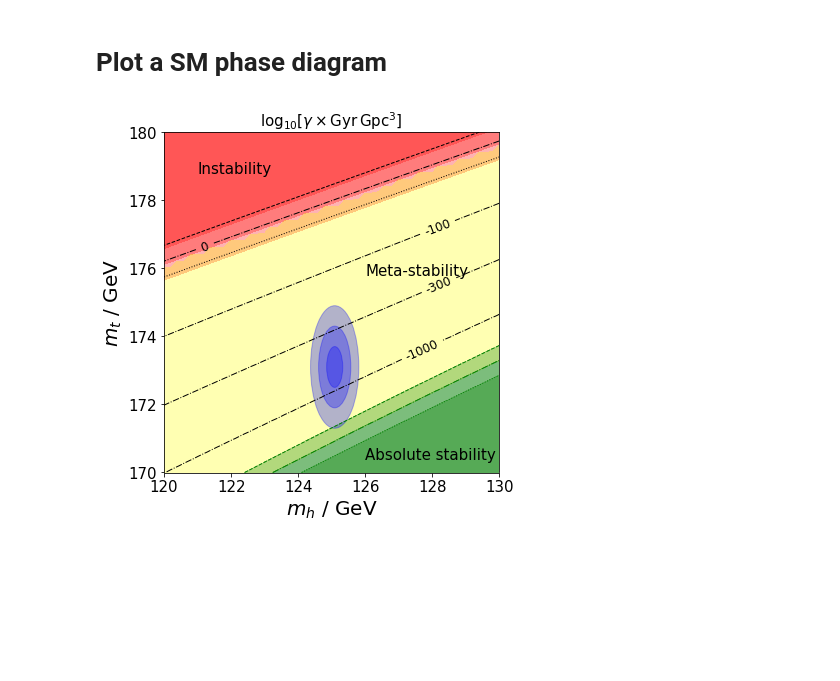
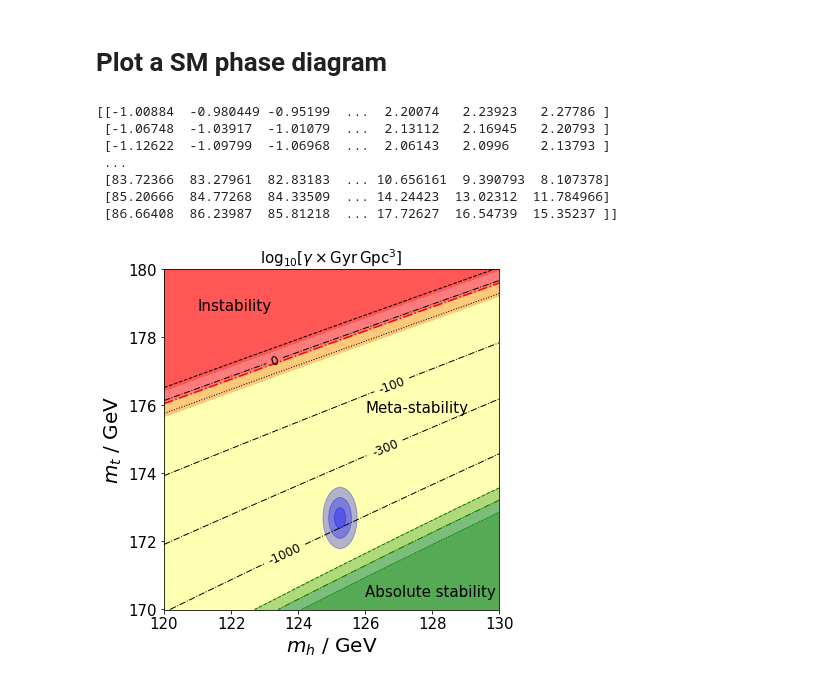
Before and after one commit to SoChigusa/ELVAS, a Jupyter notebook: src/plot/phase_diagram.ipynb, the cells around one changed output. Cells and saved outputs as stored; diff of their text form; code cells hidden in the pictures; blank space fills up the shorter version.

Commit message:
yellow contourf improved

```diff
--- a/src/plot/phase_diagram.ipynb
+++ b/src/plot/phase_diagram.ipynb
@@ -5,25 +5,25 @@ import numpy as np
 import matplotlib.pyplot as plt
 import matplotlib.patches as pat
 
+# data info
+DATE_LABEL = "2306"
+USE_ELVAS_OUTPUT = True
+MTMC = 172.69
+MTMC_ERR = 0.3
+MTPOLE = 172.5
+MTPOLE_ERR = 0.7
+MH = 125.25
+MH_ERR = 0.17
+nPts = 100
+
 # # data info
-# DATE_LABEL = "2306"
+# DATE_LABEL = "1803"
 # USE_ELVAS_OUTPUT = True
-# MTMC = 172.69
-# MTMC_ERR = 0.3
-# MTPOLE = 172.5
-# MTPOLE_ERR = 0.7
-# MH = 125.25
-# MH_ERR = 0.17
-# nPts = 100
-
-# data info
-DATE_LABEL = "1803"
-USE_ELVAS_OUTPUT = True
-MTMC = 173.1
-MTMC_ERR = 0.6
-MH = 125.09
-MH_ERR = 0.24
-nPts = 50
+# MTMC = 173.1
+# MTMC_ERR = 0.6
+# MH = 125.09
+# MH_ERR = 0.24
+# nPts = 50
 
 # plot settings
 MT_MIN = 170
@@ -75,7 +75,8 @@ else:
 
 # for contour fill
 # Z < -3 & lammin < 0 are required
-metastability = np.maximum(Z + 3, lammin)
+metastability = np.maximum(Z + 3, 100 * lammin)
+print(metastability)
 
 # contour plot (line / area)
 cs = ax.contour(X, Y, Z, levels=[-1000, -300, -100, 0], colors='black', linewidths=1, linestyles='-.')
@@ -87,7 +88,8 @@ ax.contour(X, Y, lamminm, levels=[0], colors='green', linewidths=1, linestyles='
 ax.contourf(X, Y, Z, levels=[-3, np.inf], alpha=0.3, colors='red')
 ax.contourf(X, Y, Zp, levels=[-3, np.inf], alpha=0.3, colors='red')
 ax.contourf(X, Y, Zm, levels=[-3, np.inf], alpha=0.3, colors='red')
-ax.contourf(X, Y, metastability, levels=[0.5*LARGE_NEGATIVE, 0], alpha=0.3, colors='yellow')
+ax.contour(X, Y, Z+3, levels=[0], colors='red', linestyles='-.')
+ax.contourf(X, Y, metastability, levels=[LARGE_NEGATIVE, 0], alpha=0.3, colors='yellow')
 ax.contourf(X, Y, lammin, levels=[0, -LARGE_NEGATIVE], alpha=0.3, colors='green')
 ax.contourf(X, Y, lamminp, levels=[0, -LARGE_NEGATIVE], alpha=0.3, colors='green')
 ax.contourf(X, Y, lamminm, levels=[0, -LARGE_NEGATIVE], alpha=0.3, colors='green')
@@ -100,31 +102,38 @@ for sigma in range(1, 4):
   e = pat.Ellipse(xy=(MH, MTMC), width=2*sigma*MH_ERR, height=2*sigma*MTMC_ERR, alpha=0.3, color="blue")
   ax.add_patch(e)
 
 # annotation
 ax.text(x=121, y=178.8, s="Instability", fontsize=15)
 ax.text(x=126, y=175.8, s="Meta-stability", fontsize=15)
 ax.text(x=126, y=170.4, s="Absolute stability", fontsize=15)
 
 # plot range
 ax.set_xlim(MH_MIN, MH_MAX)
 ax.set_ylim(MT_MIN, MT_MAX)
 
 # ticks setting
 ax.set_title(r"$\log_{10} [\gamma \times {\rm Gyr}\,{\rm Gpc}^3]$", fontsize=15)
 ax.tick_params(labelsize=15)
 
 # figure captions
 ax.set_xlabel(r"$m_h$ / GeV", size=20)
 ax.set_ylabel(r"$m_t$ / GeV", size=20)
 
 plt.tight_layout()
 plt.savefig('phase_diagram_'+DATE_LABEL+'.pdf', bbox_inches='tight')
 
 # add pole mass measurement result
 # if DATE_LABEL == '2306':
 #   for sigma in range(1, 4):
 #     e = pat.Ellipse(xy=(MH, MTPOLE), width=2*sigma*MH_ERR, height=2*sigma*MTPOLE_ERR, alpha=0.3, color="orange")
 #     ax.add_patch(e)
 #   plt.savefig('phase_diagram_'+DATE_LABEL+'_mtpole.pdf', bbox_inches='tight')
 # %% [output]
+[[-1.00884  -0.980449 -0.95199  ...  2.20074   2.23923   2.27786 ]
+ [-1.06748  -1.03917  -1.01079  ...  2.13112   2.16945   2.20793 ]
+ [-1.12622  -1.09799  -1.06968  ...  2.06143   2.0996    2.13793 ]
+ ...
+ [83.72366  83.27961  82.83183  ... 10.656161  9.390793  8.107378]
+ [85.20666  84.77268  84.33509  ... 14.24423  13.02312  11.784966]
+ [86.66408  86.23987  85.81218  ... 17.72627  16.54739  15.35237 ]]
-[figure, old version]
+[figure, new version]
```
Also changed, not shown: 4 other files.
